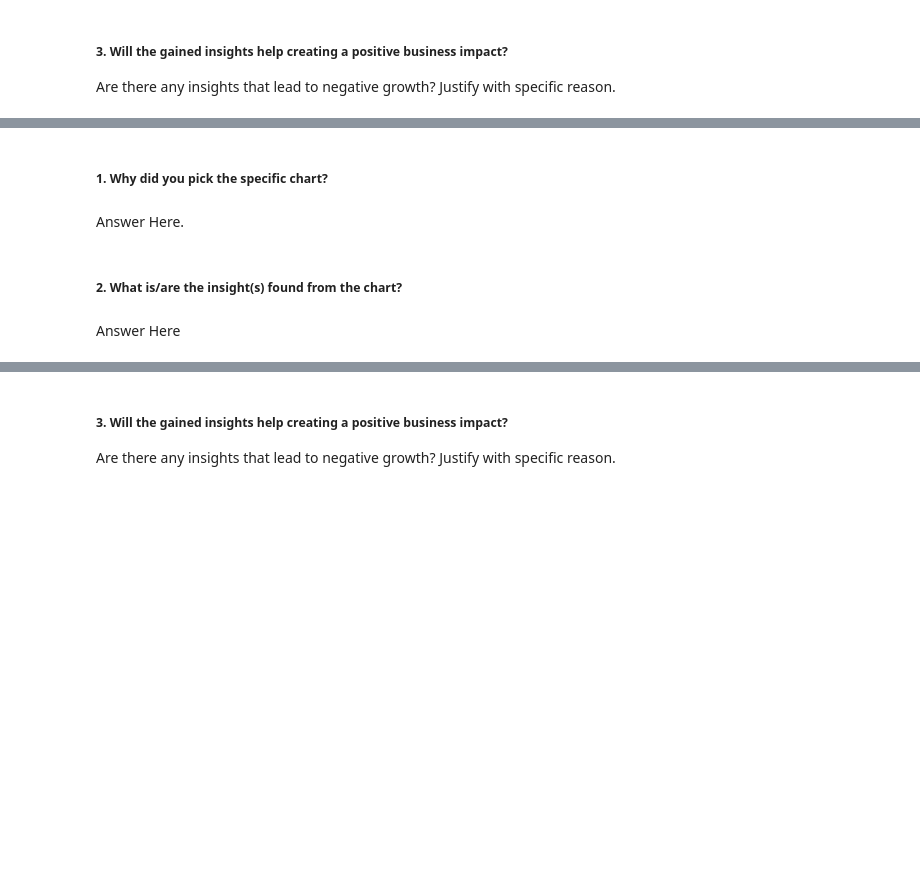
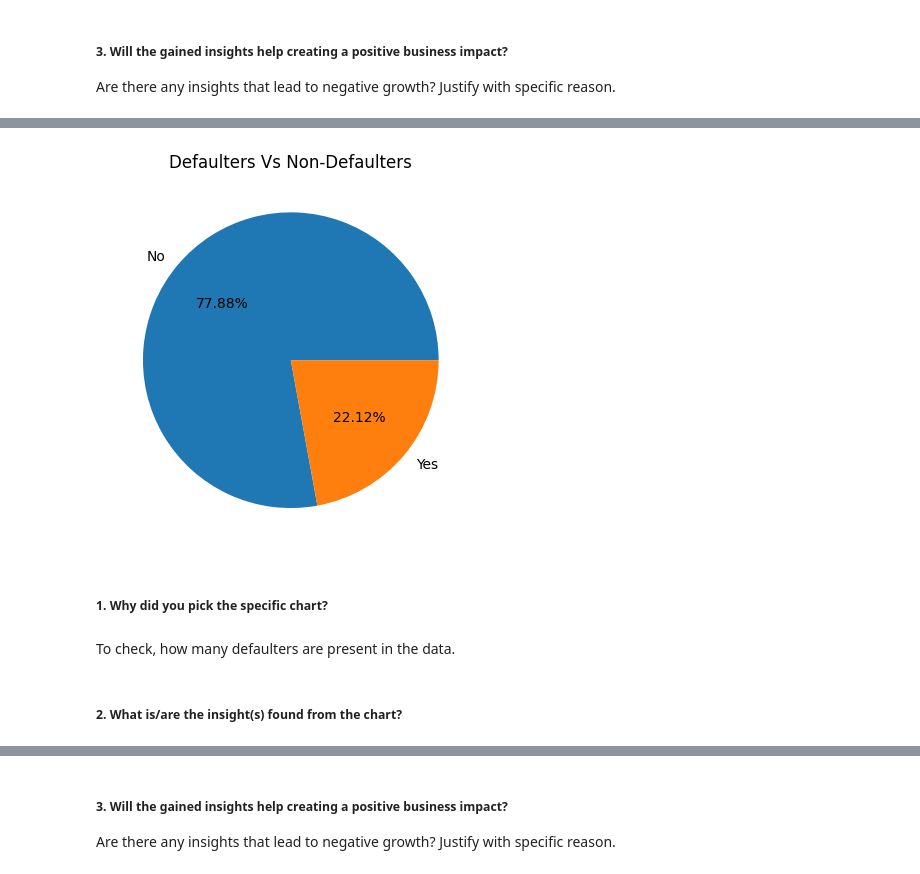
Before and after one commit to akshat0522/Credit-Card-Default-Prediction-Project, a Jupyter notebook: Credit_Card_Default_Prediction.ipynb, the cells around one changed output, grey strips where cells are left out. Drawn from its saved outputs; the diff is of its cells as text; code cells hidden in the pictures; blank space fills up the shorter version.

```diff
--- a/Credit_Card_Default_Prediction.ipynb
+++ b/Credit_Card_Default_Prediction.ipynb
@@ -251,8 +372,15 @@ Answer Here
+# %%
+# Chart - 2
+
+# Visualise 'default payment next month' to check the percentage of defaulters
+plt.pie(Data['default payment next month'].value_counts(), labels = ['No','Yes'], autopct='%1.2f%%')
+plt.title('Defaulters Vs Non-Defaulters')
+plt.show()
+# %% [output]
+[figure, added]
 # %% [markdown]
 ##### 1. Why did you pick the specific chart?
-# %% [markdown]
-Answer Here.
+# %% [markdown]
+To check, how many defaulters are present in the data.
 # %% [markdown]
 ##### 2. What is/are the insight(s) found from the chart?
-# %% [markdown]
-Answer Here
```
Also changed, not shown: parts of 61 cells of this notebook.
